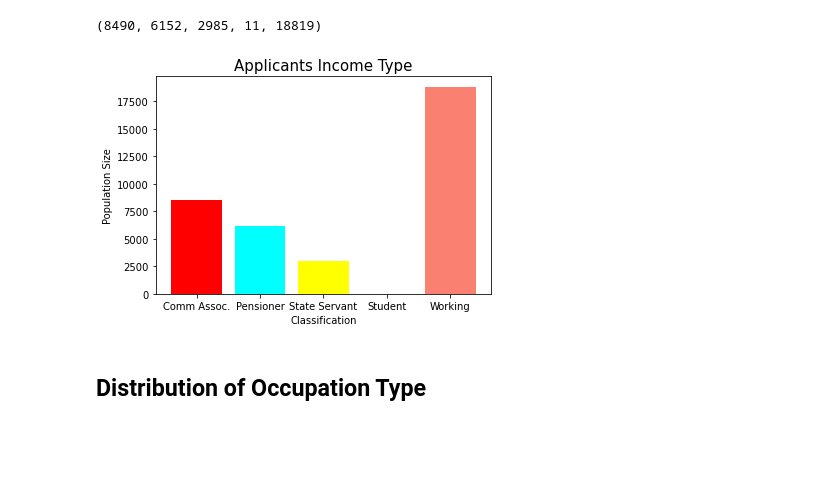
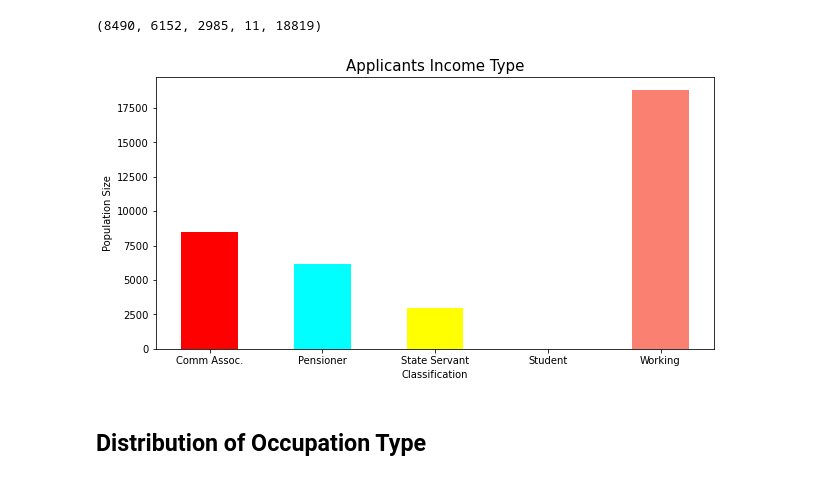
Before and after one commit to summerginger/DataSweeper_Project, a Jupyter notebook: CC_Approval_MLearning-BL.ipynb, the cells around one changed output. Drawn from its saved outputs; the diff is of its cells as text; code cells hidden in the pictures; blank space fills up the shorter version.

Commit message:
Updated Machine Learning with Visualizations

```diff
--- a/CC_Approval_MLearning-BL.ipynb
+++ b/CC_Approval_MLearning-BL.ipynb
@@ -487,0 +523,12 @@ plt.show()
+# %%
+
+x = CSR2_df['Salary_Range']
+y = CSR2_df['Applicants']
+
+plt.rcParams["figure.figsize"] = (20,5)
+plt.title('Applicants Salary Range', fontsize = 15)
+plt.xlabel("Salary Range", fontsize = 15)
+plt.ylabel("No. of Applicants", fontsize = 15)
+plt.xticks(rotation=45)
+plt.bar(x,y, width= 0.4)
+plt.show()
@@ -590,16 +634,16 @@ CA, P, SS, STU, W
 # %%
 x = np.array(["Comm Assoc.", "Pensioner", "State Servant", "Student", "Working"])
 y = np.array([CA,P,SS,STU,W])
-
+plt.rcParams["figure.figsize"] = (10,5)
 colors = ["Red","Aqua","Yellow", "Green", "Salmon"]
 plt.title('Applicants Income Type', fontsize = 15)
 plt.xlabel("Classification")
 plt.ylabel("Population Size")
 
-plt.bar(x,y, color = colors)
+plt.bar(x,y, width=0.5, color = colors)
 plt.show()
 # %% [output]
-[figure, old version]
+[figure, new version]
 # %% [markdown]
 ## Distribution of Occupation Type
 # %%
```
Also changed, not shown: parts of 82 cells of this notebook.
